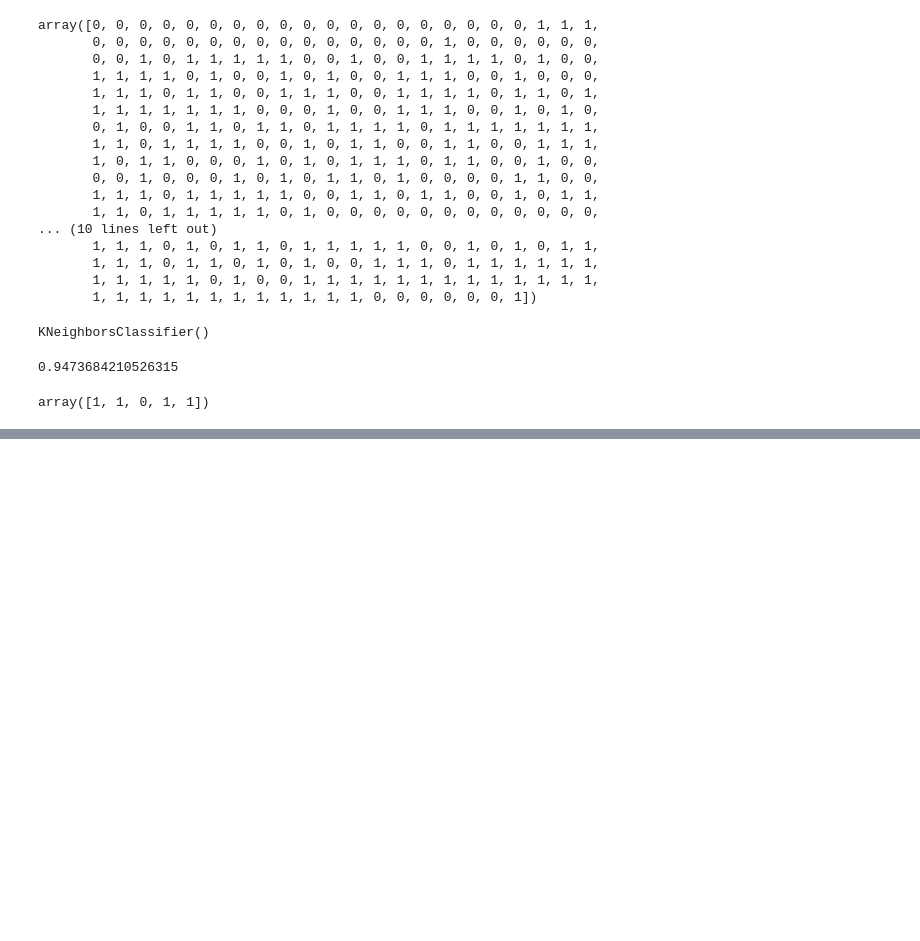
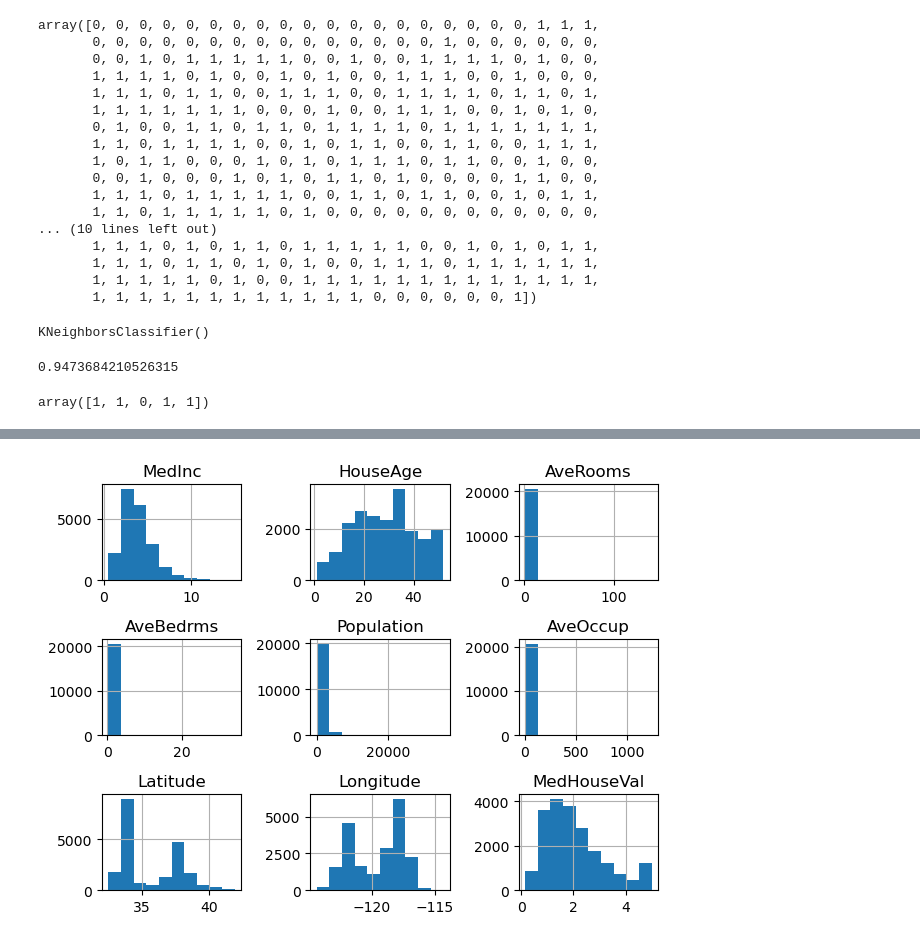
Before and after one commit to Abashansari/Scikit-practise-lab, a Jupyter notebook: scikitPractise.ipynb, the cells around one changed output, grey strips where cells are left out. Saved outputs shown, nothing was run; the diff lists cells and outputs as text; code cells hidden in the pictures; blank space fills up the shorter version.

```diff
--- a/scikitPractise.ipynb
+++ b/scikitPractise.ipynb
@@ -63,0 +77,3 @@ array([1, 1, 0, 1, 1])
+# %%
+df2 = fetch_california_housing(as_frame=True).frame
+df2
@@ -63,0 +100,5 @@ array([1, 1, 0, 1, 1])
+# %%
+df2.hist()
+plt.tight_layout()
+# %% [output]
+[figure, added]
```
Also changed, not shown: parts of 12 cells of this notebook.
